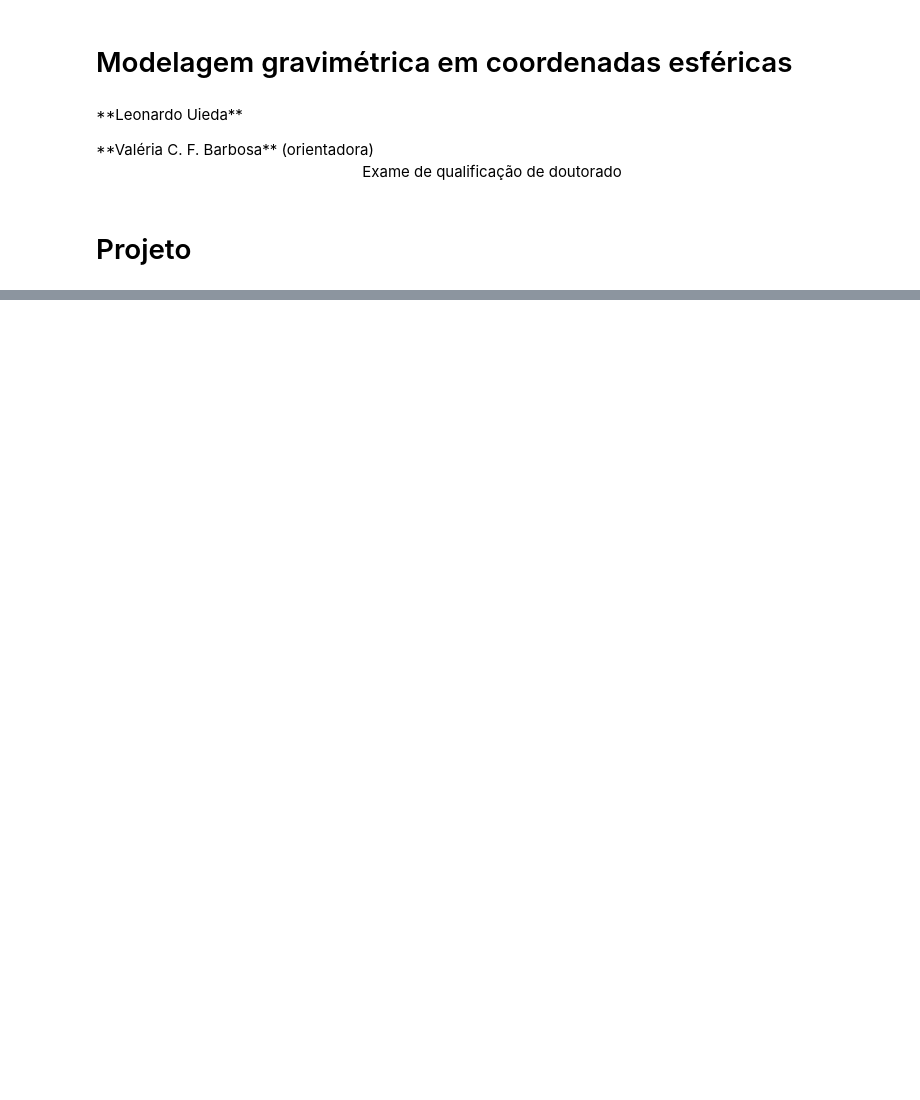
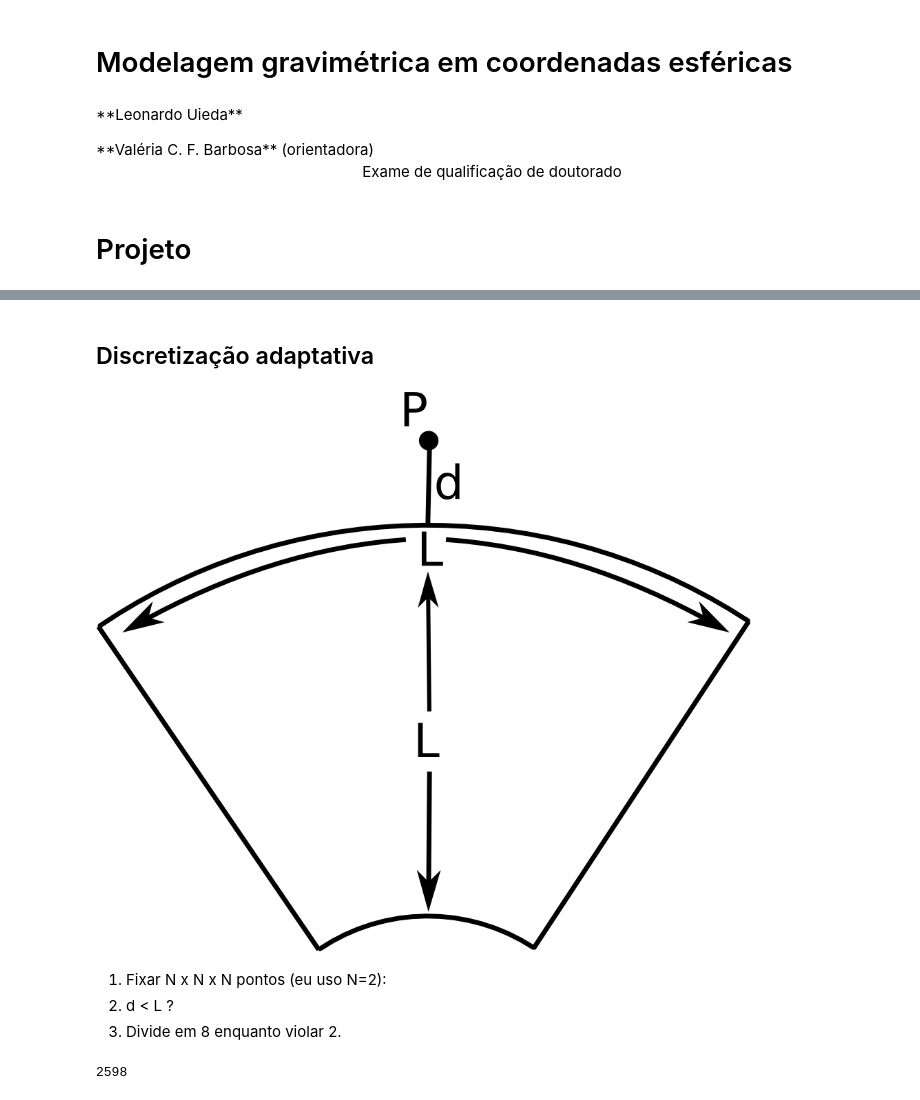
Before and after one commit to leouieda/qualify, a Jupyter notebook: qualificacao.ipynb, the cells around one changed output, grey strips where cells are left out. Cells and saved outputs as stored; diff of their text form; code cells hidden in the pictures; blank space fills up the shorter version.

```diff
--- a/qualificacao.ipynb
+++ b/qualificacao.ipynb
@@ -47,0 +55,10 @@ Tesseroides
+# %% [markdown]
+## Discretização adaptativa
+# %%
+Image(filename='images/tesseroid-distance-size.png', width=400)
+# %% [output]
+[figure, added]
+# %% [markdown]
+1. Fixar N x N x N pontos (eu uso N=2):
+2. d < L ?
+3. Divide em 8 enquanto violar 2.
@@ -47,0 +85,6 @@ Tesseroides
+# %%
+obspoint = [-5, 50, 700000]
+adaptive_mesh = adaptive_discretize([sampletess], obspoint, 3)
+print len(adaptive_mesh)
+# %% [output]
+2598
```
Also changed, not shown: parts of 11 cells of this notebook.
